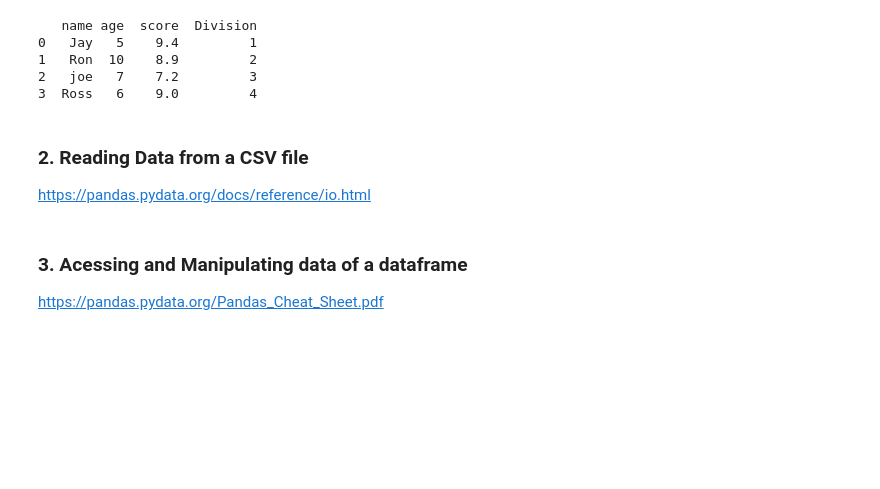
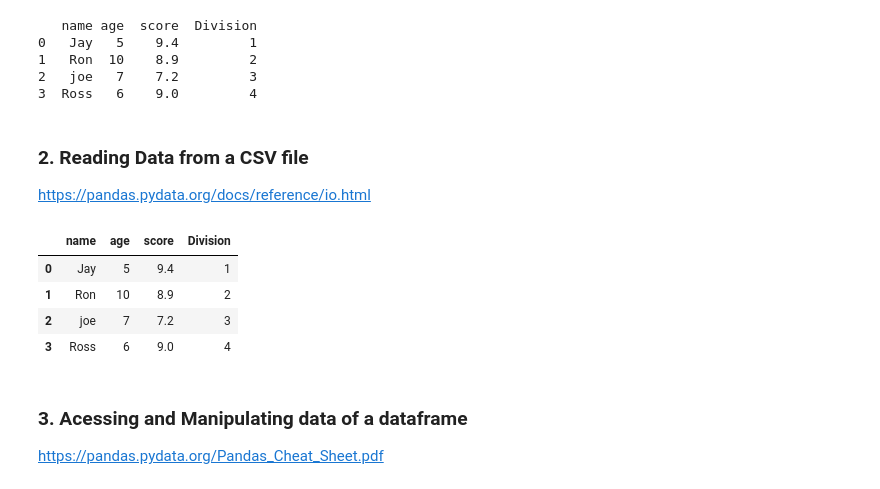
Before and after one commit to DataZenSomaiya/14_days_challenge, a Jupyter notebook: Track 1/DataZen_DataAnalysis_1.ipynb, the cells around one changed output. Drawn from its saved outputs; the diff is of its cells as text; code cells hidden in the pictures; blank space fills up the shorter version.

```diff
--- a/Track 1/DataZen_DataAnalysis_1.ipynb
+++ b/Track 1/DataZen_DataAnalysis_1.ipynb
@@ -51,8 +51,14 @@ print(df)
 ### 2. Reading Data from a CSV file
 https://pandas.pydata.org/docs/reference/io.html
 # %%
-df1 = pd.read_csv('C:\\Users\\jayzo\\PycharmProjects\\DataZen_DataAnalysis\\text_csv')
+df1 = pd.read_csv('text_csv')
 df1
+# %% [output]
+|  | name | age | score | Division |
+| 0 | Jay | 5 | 9.4 | 1 |
+| 1 | Ron | 10 | 8.9 | 2 |
+| 2 | joe | 7 | 7.2 | 3 |
+| 3 | Ross | 6 | 9.0 | 4 |
 # %% [markdown]
 ### 3. Acessing and Manipulating data of a dataframe
 https://pandas.pydata.org/Pandas_Cheat_Sheet.pdf
```
Also changed, not shown: parts of 5 cells of this notebook, 5 other files.
